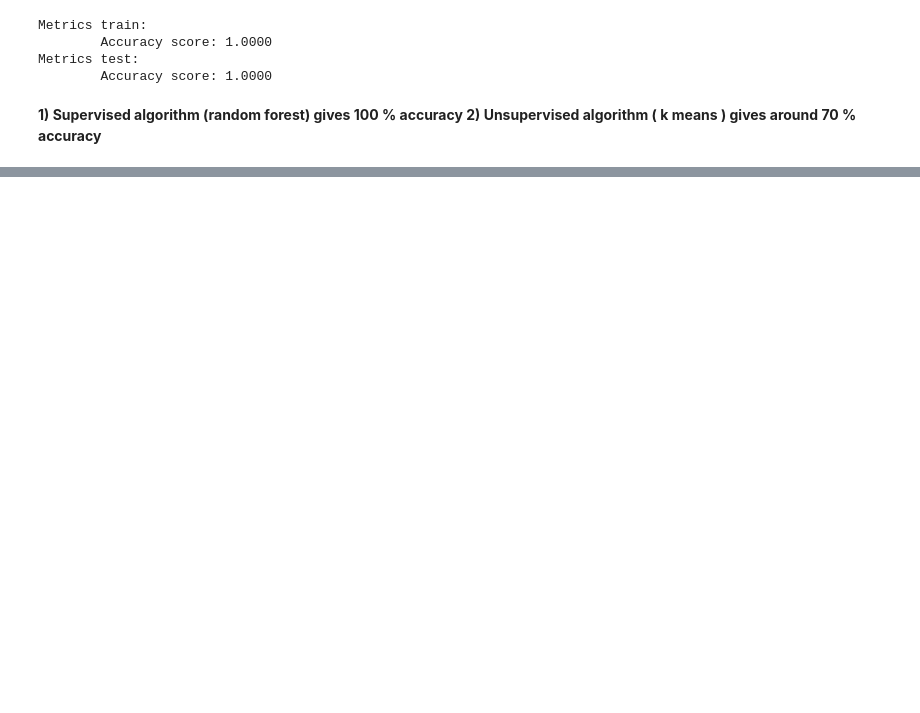
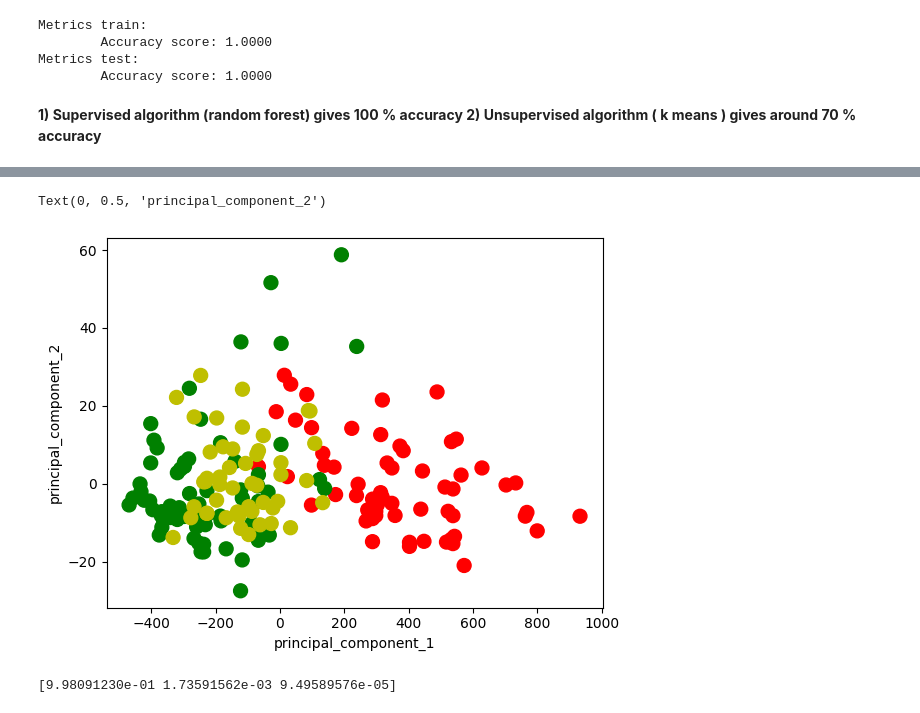
Before and after one commit to JaySprog/K-means_and_PCA_Wine_Dataset, a Jupyter notebook: clustering-wine-dataset.ipynb, the cells around one changed output, grey strips where cells are left out. Drawn from its saved outputs; the diff is of its cells as text; code cells hidden in the pictures; blank space fills up the shorter version.

```diff
--- a/clustering-wine-dataset.ipynb
+++ b/clustering-wine-dataset.ipynb
@@ -124,0 +170,23 @@ Metrics test:
+# %%
+# comparing PCA with actual label
+
+y = wine.data.targets
+yr=y.replace([1,2,3],[0,1,2])
+
+colormap = np.array(['r', 'g', 'y'])
+
+plt.scatter(transformed_data['principal_component_1'], transformed_data['principal_component_2'], s=100, c=colormap[yr].flatten())
+plt.xlabel('principal_component_1')
+plt.ylabel('principal_component_2')
+# %% [output]
+Text(0, 0.5, 'principal_component_2')
+[figure, added]
+# %%
+# pca with 3 components
+
+pca=PCA(n_components=3)
+transformed_data=pca.fit_transform(data)
+
+print(pca.explained_variance_ratio_)
+# %% [output]
+[9.98091230e-01 1.73591562e-03 9.49589576e-05]
```
Also changed, not shown: parts of 9 cells of this notebook.
